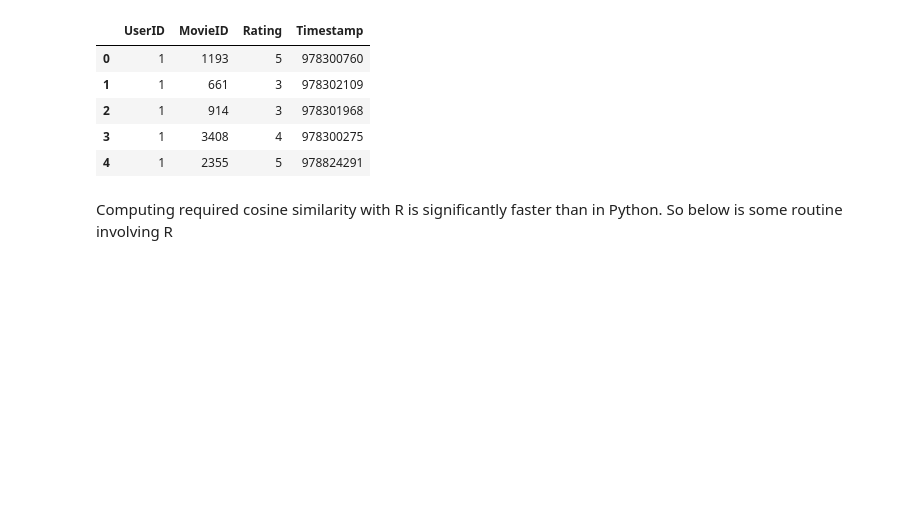
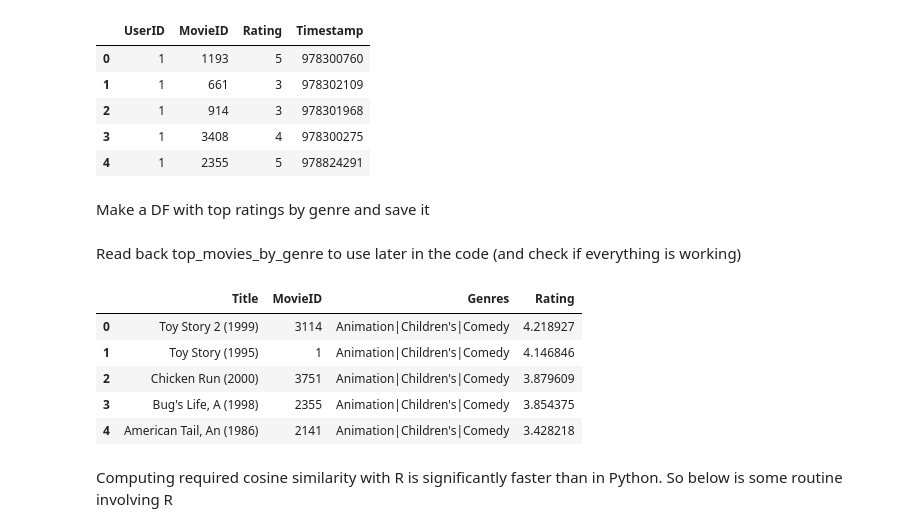
Before and after one commit to AlexSkopintsev/project4, a Jupyter notebook: mymain.ipynb, the cells around one changed output. Drawn from its saved outputs; the diff is of its cells as text; code cells hidden in the pictures; blank space fills up the shorter version.

```diff
--- a/mymain.ipynb
+++ b/mymain.ipynb
@@ -68,3 +68,5 @@ ratings.head()
 | 2 | 1 | 914 | 3 | 978301968 |
 | 3 | 1 | 3408 | 4 | 978300275 |
 | 4 | 1 | 2355 | 5 | 978824291 |
+# %% [markdown]
+Make a DF with top ratings by genre and save it
@@ -71,3 +82,15 @@ ratings.head()
+# %% [markdown]
+Read back top_movies_by_genre to use later in the code (and check if everything is working)
+# %%
+top_movies_by_genre=pd.read_csv('./top_movies_by_genre.csv')
+top_movies_by_genre.head()
+# %% [output]
+|  | Title | MovieID | Genres | Rating |
+| 0 | Toy Story 2 (1999) | 3114 | Animation|Children's|Comedy | 4.218927 |
+| 1 | Toy Story (1995) | 1 | Animation|Children's|Comedy | 4.146846 |
+| 2 | Chicken Run (2000) | 3751 | Animation|Children's|Comedy | 3.879609 |
+| 3 | Bug's Life, A (1998) | 2355 | Animation|Children's|Comedy | 3.854375 |
+| 4 | American Tail, An (1986) | 2141 | Animation|Children's|Comedy | 3.428218 |
 # %%
 normalized_ratings=normalize_ratings(ratings)
 # %% [markdown]
```
Also changed, not shown: parts of 8 cells of this notebook, 6 other files.
